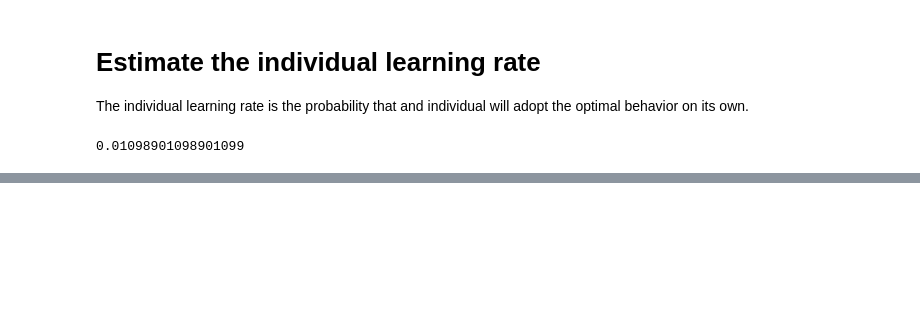
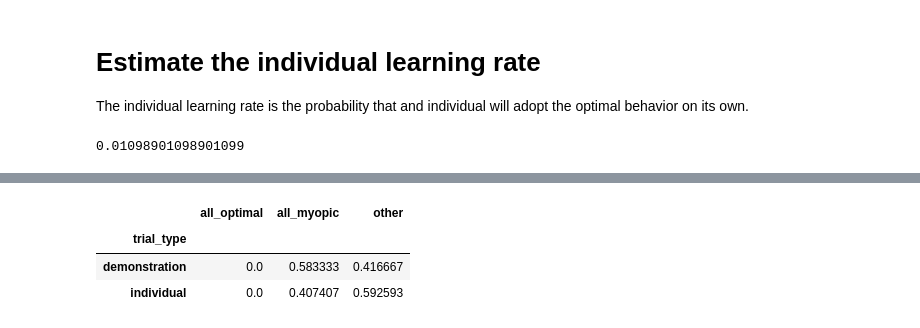
Before and after one commit to LBrinkmann/reward-network-iii, a Jupyter notebook: analysis/estimate_values.ipynb, the cells around one changed output, grey strips where cells are left out. Cells and saved outputs as stored; diff of their text form; code cells hidden in the pictures; blank space fills up the shorter version.

```diff
--- a/analysis/estimate_values.ipynb
+++ b/analysis/estimate_values.ipynb
@@ -42,0 +79,7 @@ opt_df['all_optimal'] = opt_df['optimal'] == 10
+# %%
+opt_df.groupby(['trial_type'])[['all_optimal', 'all_myopic', 'other']].mean()
+# %% [output]
+|  | all_optimal | all_myopic | other |
+| trial_type |  |  |  |
+| demonstration | 0.0 | 0.583333 | 0.416667 |
+| individual | 0.0 | 0.407407 | 0.592593 |
```
Also changed, not shown: parts of 4 cells of this notebook, 29 other files.
